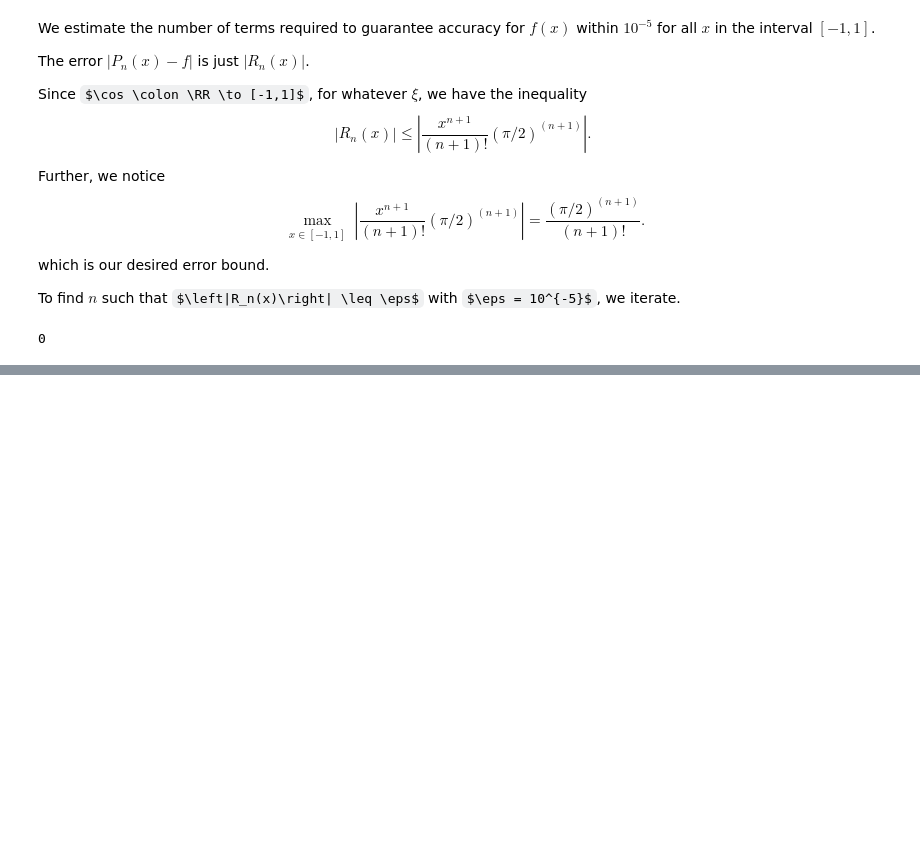
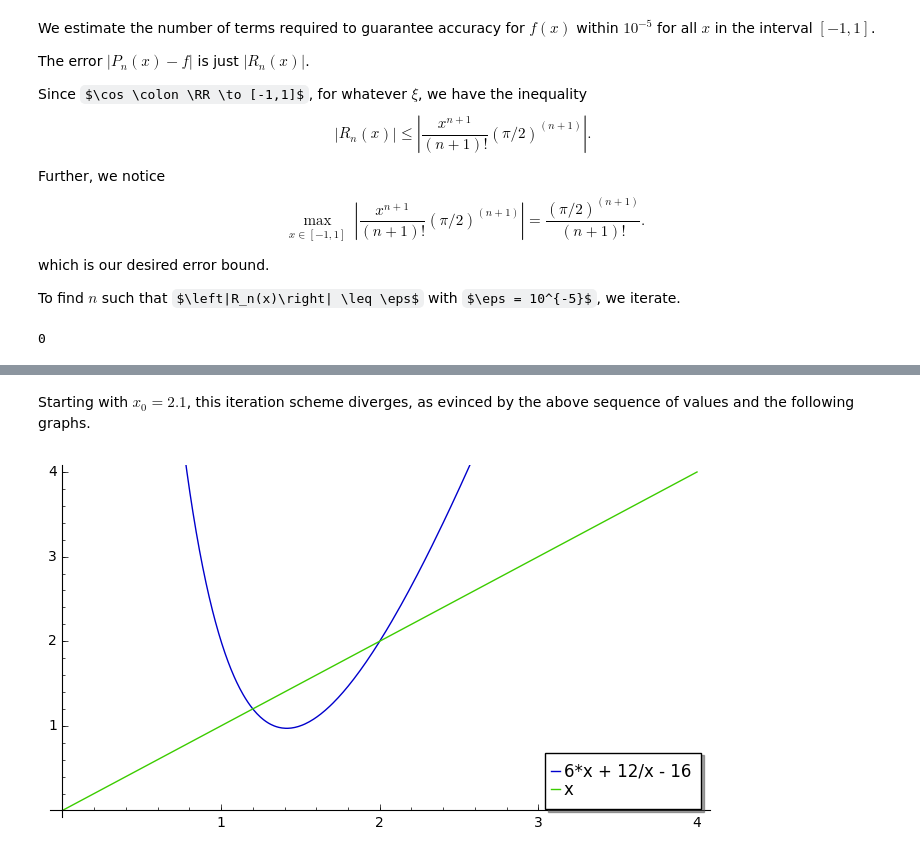
Before and after one commit to coltongrainger/fy18eo, a Jupyter notebook: numerical-methods/2018-02-16-linear-systems-hw2.ipynb, the cells around one changed output, grey strips where cells are left out. Drawn from its saved outputs; the diff is of its cells as text; code cells hidden in the pictures; some formulas as TeX source; blank space fills up the shorter version.

```diff
--- a/numerical-methods/2018-02-16-linear-systems-hw2.ipynb
+++ b/numerical-methods/2018-02-16-linear-systems-hw2.ipynb
@@ -107,0 +143,4 @@ to generate a number of plots on the same page).
+# %%
+g = -16 + 6*x + 12/x
+approx=2.1; eps=10^(-15); Nmax=10
+fixedpt(g, approx, eps, Nmax)
@@ -107,0 +160,7 @@ to generate a number of plots on the same page).
+# %% [markdown]
+Starting with $x_0= 2.1$, this iteration scheme diverges, as evinced by the above sequence of values and the following graphs.
+# %%
+A = plot([g, x], (x, 0, 4), ymin=0, ymax=4, legend_label = 'automatic')
+show(A, figsize = [7,4])
+# %% [output]
+[figure, added]
```
Also changed, not shown: parts of 19 cells of this notebook.
